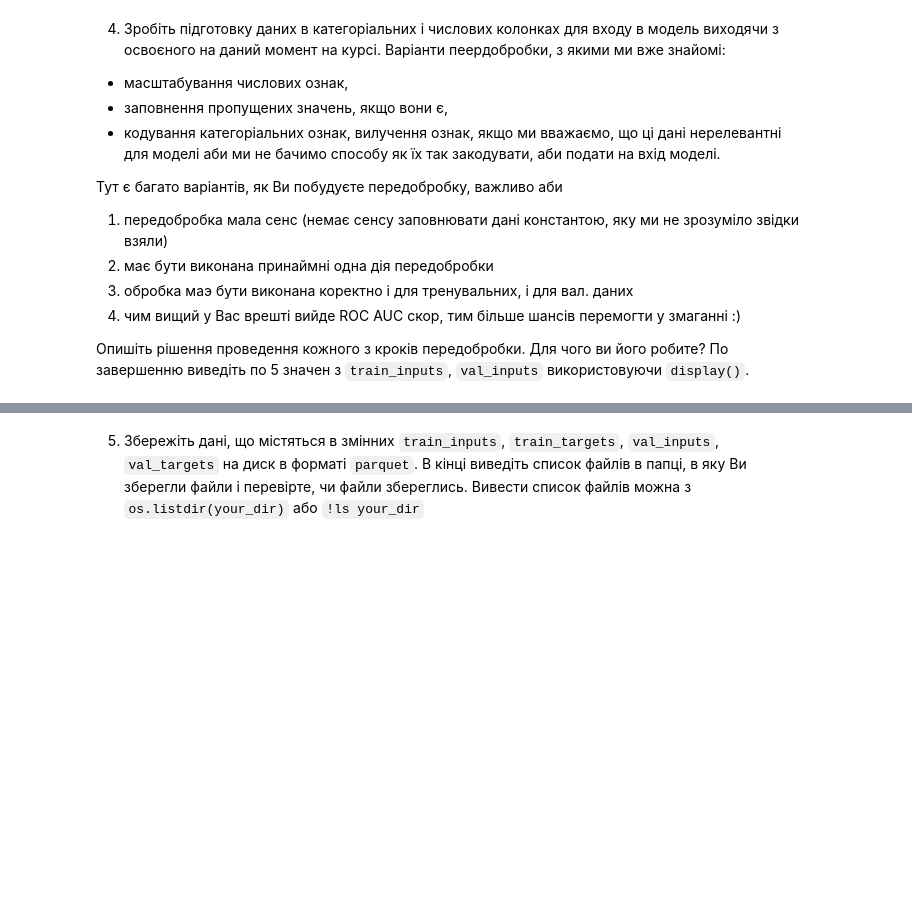
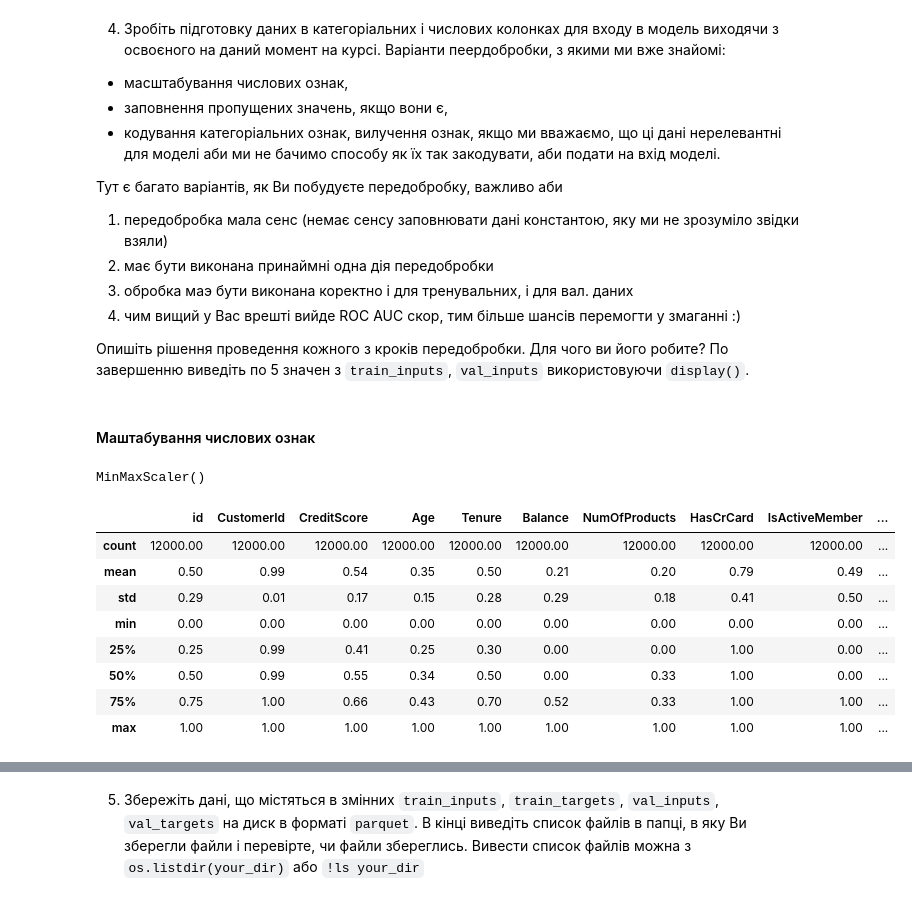
Before and after one commit to nikishkaaa/ML-Course, a Jupyter notebook: HW_2_7_Логістична_регресія_з_scikit_learn.ipynb, the cells around one changed output, grey strips where cells are left out. Saved outputs shown, nothing was run; the diff lists cells and outputs as text; code cells hidden in the pictures; blank space fills up the shorter version.

```diff
--- a/HW_2_7_Логістична_регресія_з_scikit_learn.ipynb
+++ b/HW_2_7_Логістична_регресія_з_scikit_learn.ipynb
@@ -89,3 +124,13 @@ memory usage: 1.6+ MB
   4) чим вищий у Вас врешті вийде ROС AUC скор, тим більше шансів перемогти у змаганні :)
 
   Опишіть рішення проведення кожного з кроків передобробки. Для чого ви його робите? По завершенню виведіть по 5 значен з `train_inputs`, `val_inputs` використовуючи `display()`.
+# %% [markdown]
+#### Маштабування числових ознак
+# %%
+scaler = MinMaxScaler()
+# %%
+scaler.fit(train_inputs[numeric_cols])
+# %% [output]
+MinMaxScaler()
+# %%
+train_inputs[numeric_cols] = scaler.transform(train_inputs[numeric_cols])
@@ -91,0 +139,12 @@ memory usage: 1.6+ MB
+# %%
+train_inputs[numeric_cols].describe().round(2)
+# %% [output]
+|  | id | CustomerId | CreditScore | Age | Tenure | Balance | NumOfProducts | HasCrCard | IsActiveMember | ... |
+| count | 12000.00 | 12000.00 | 12000.00 | 12000.00 | 12000.00 | 12000.00 | 12000.00 | 12000.00 | 12000.00 | ... |
+| mean | 0.50 | 0.99 | 0.54 | 0.35 | 0.50 | 0.21 | 0.20 | 0.79 | 0.49 | ... |
+| std | 0.29 | 0.01 | 0.17 | 0.15 | 0.28 | 0.29 | 0.18 | 0.41 | 0.50 | ... |
+| min | 0.00 | 0.00 | 0.00 | 0.00 | 0.00 | 0.00 | 0.00 | 0.00 | 0.00 | ... |
+| 25% | 0.25 | 0.99 | 0.41 | 0.25 | 0.30 | 0.00 | 0.00 | 1.00 | 0.00 | ... |
+| 50% | 0.50 | 0.99 | 0.55 | 0.34 | 0.50 | 0.00 | 0.33 | 1.00 | 0.00 | ... |
+| 75% | 0.75 | 1.00 | 0.66 | 0.43 | 0.70 | 0.52 | 0.33 | 1.00 | 1.00 | ... |
+| max | 1.00 | 1.00 | 1.00 | 1.00 | 1.00 | 1.00 | 1.00 | 1.00 | 1.00 | ... |
```
Also changed, not shown: parts of 29 cells of this notebook.
